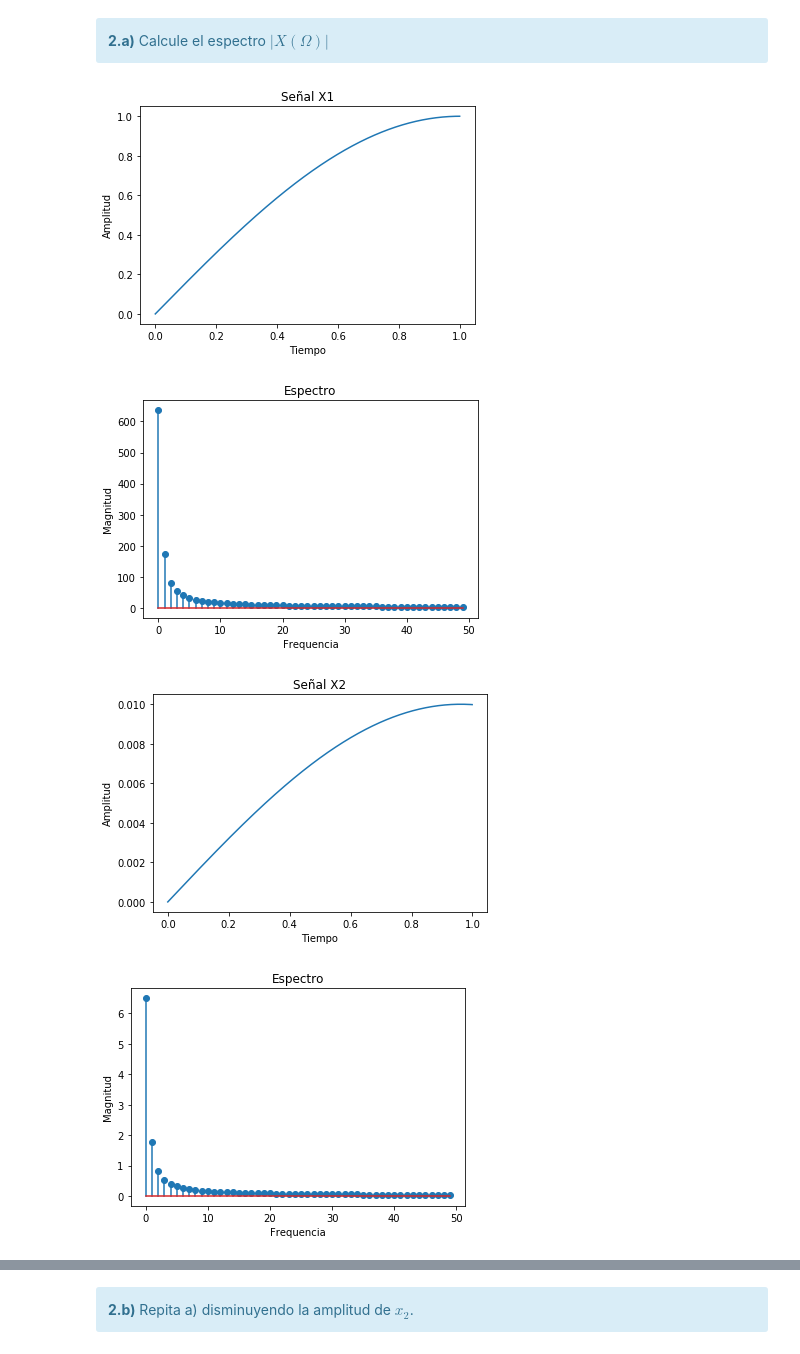
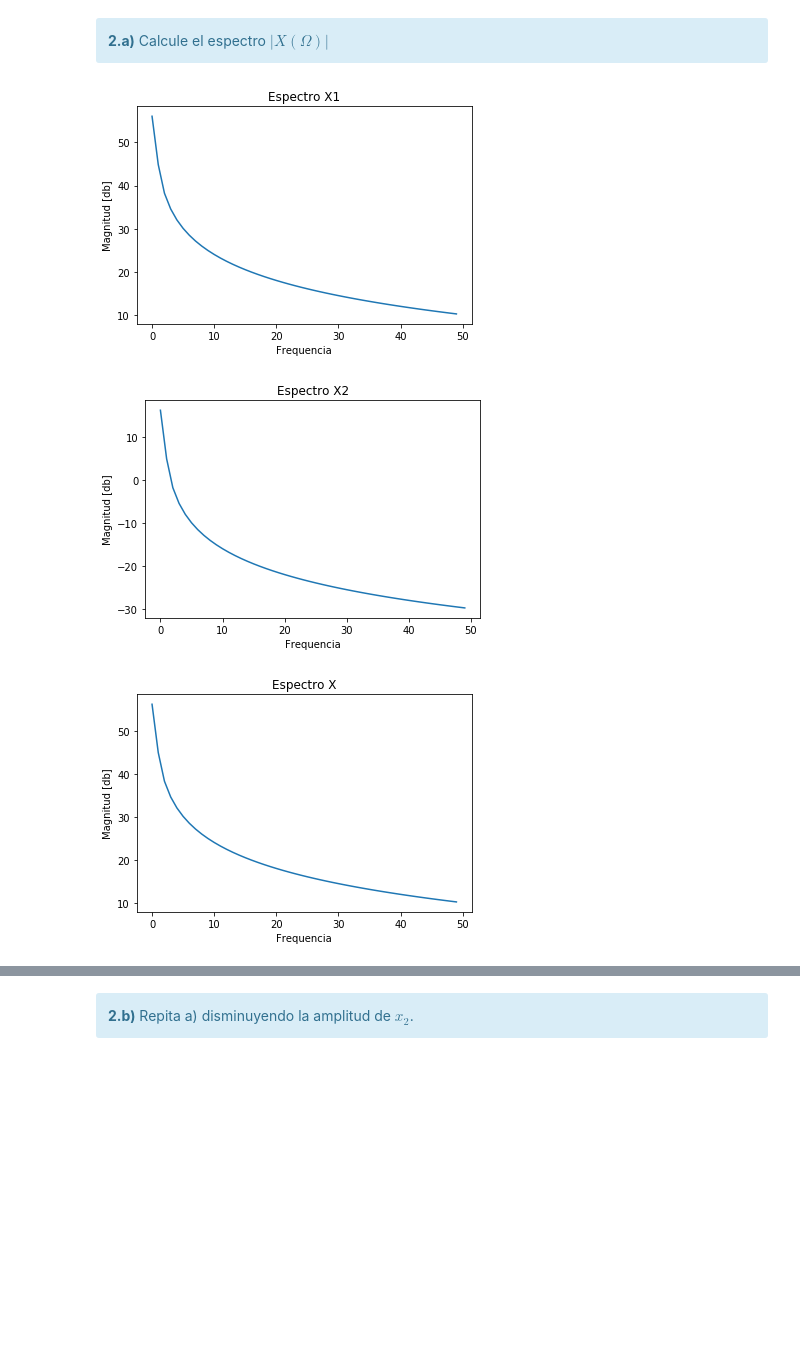
Before and after one commit to Rcastagnola/PDS, a Jupyter notebook: TP2/TP2 - Ventanas - Castagnola.ipynb, the cells around one changed output, grey strips where cells are left out. Cells and saved outputs as stored; diff of their text form; code cells hidden in the pictures; blank space fills up the shorter version.

```diff
--- a/TP2/TP2 - Ventanas - Castagnola.ipynb
+++ b/TP2/TP2 - Ventanas - Castagnola.ipynb
@@ -238,60 +238,50 @@ import matplotlib.pylab as plt
 import scipy.signal as signal
 
 
 N = 1000
 fs = 1000
-a2 = 0.01
+a2 = 10**(-40/20)
 
 tt = np.linspace (0,((N-1)*(1/fs)),N)
 
 O1 = np.pi /2
 O2 = O1 + 10 *2*np.pi /N
 
 x1 = np.sin(O1*tt)
 
 x2 = a2*np.sin(O2*tt)
 
 x = x1 + x2
 
 sp1 = np.fft.fft(x1)
-plt.title('Señal X1' )
-plt.ylabel("Amplitud")
-plt.xlabel("Tiempo")
-plt.plot(tt,x1)
-plt.show()
-plt.title('Espectro' )
-plt.ylabel("Magnitud")
+plt.title('Espectro X1' )
+plt.ylabel("Magnitud [db]")
 plt.xlabel("Frequencia")
-plt.stem(np.absolute(sp1)[0:50])
+plt.plot(20*np.log10(np.absolute(sp1)[0:50]))
 plt.show()
 
 
 sp2 = np.fft.fft(x2)
-plt.title('Señal X2' )
-plt.ylabel("Amplitud")
-plt.xlabel("Tiempo")
-plt.plot(tt,x2)
-plt.show()
-plt.title('Espectro' )
-plt.ylabel("Magnitud")
+plt.title('Espectro X2' )
+plt.ylabel("Magnitud [db]")
 plt.xlabel("Frequencia")
-plt.stem(np.absolute(sp2)[0:50])
+plt.plot(20*np.log10(np.absolute(sp2)[0:50]))
 plt.show()
 
 
 sp3 = np.fft.fft(x)
-plt.title('Señal X' )
-plt.ylabel("Amplitud")
-plt.xlabel("Tiempo")
-plt.plot(tt,x)
+plt.title('Espectro X' )
+plt.ylabel("Magnitud [db]")
+plt.xlabel("Frequencia")
+plt.plot(20*np.log10(np.absolute(sp3)[0:50]))
 plt.show()
-plt.title('Espectro' )
-plt.ylabel("Magnitud")
-plt.xlabel("Frequencia")
-plt.stem(np.absolute(sp3)[0:50])
-plt.show()
+
+maximoX1 = max(20*np.log10(np.absolute(sp1)[0:50]))
+
+maximoX2 = max(20*np.log10(np.absolute(sp2)[0:50]))
+
+maximoX = max(20*np.log10(np.absolute(sp3)[0:50]))
 # %% [output]
-[figure, old version]
+[figure, new version]
-[figure, old version]
+[figure, new version]
-[figure, old version]
+[figure, new version]
-[figure, removed]
```
Also changed, not shown: parts of 14 cells of this notebook, 4 other files.
